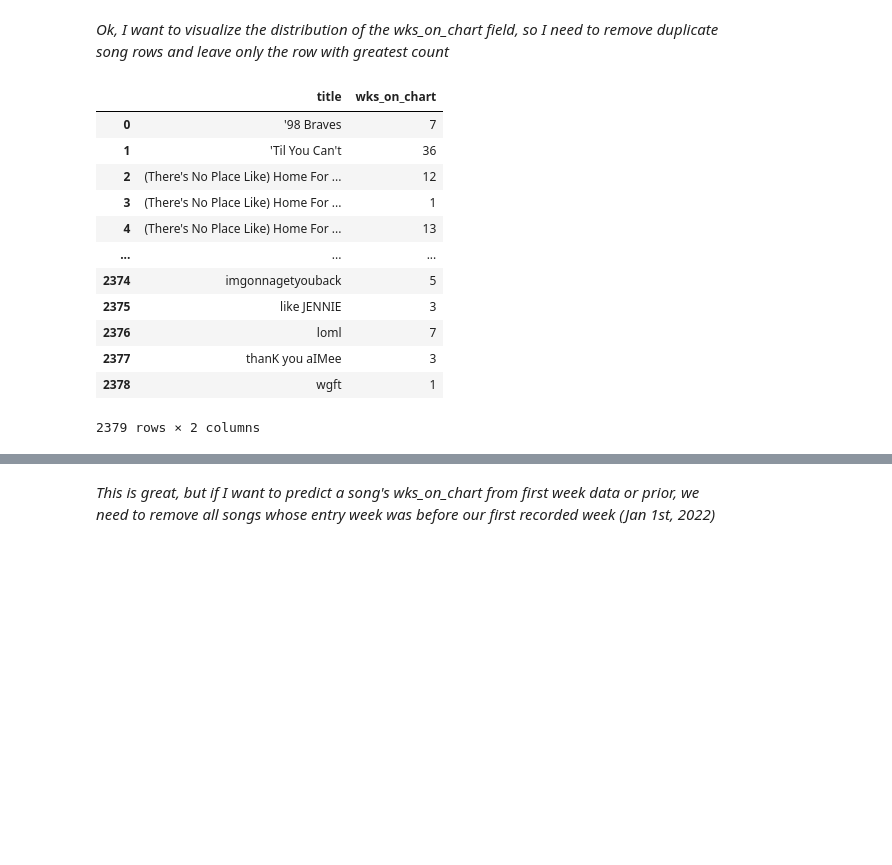
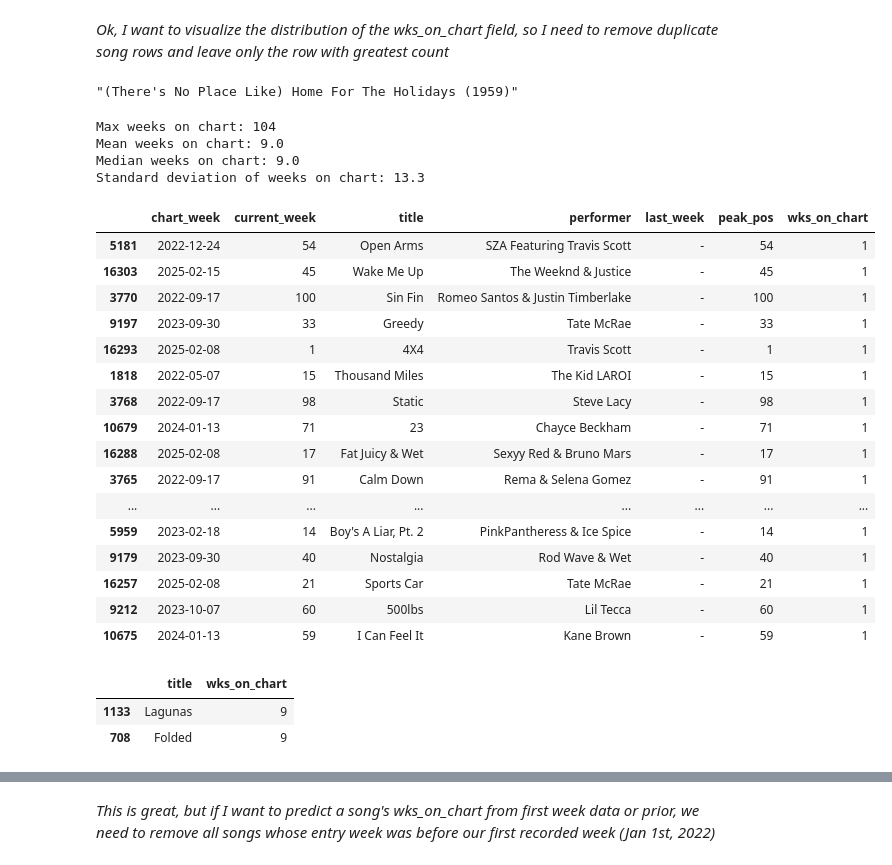
Before and after one commit to tom4sg/DURF, a Jupyter notebook: data_processing.ipynb, the cells around one changed output, grey strips where cells are left out. Saved outputs shown, nothing was run; the diff lists cells and outputs as text; code cells hidden in the pictures; blank space fills up the shorter version.

```diff
--- a/data_processing.ipynb
+++ b/data_processing.ipynb
@@ -46,21 +35,51 @@ hot_100
 # %% [markdown]
 *Ok, I want to visualize the distribution of the wks_on_chart field, so I need to remove duplicate song rows and leave only the row with greatest count*
 # %%
-weeks_on_chart_df = hot_100
+weeks_on_chart_df = total_hot_100
 weeks_on_chart_df.sort_values(by="wks_on_chart", ascending=False)
 weeks_on_chart_df = weeks_on_chart_df.groupby("title")["wks_on_chart"].max().reset_index()
-weeks_on_chart_df
+mask = weeks_on_chart_df["title"].str.contains("(There's No Place Like)", case=False, regex=True)
+df_remixes = weeks_on_chart_df[mask]
+df_remixes["title"].iloc[1]
 # %% [output]
-|  | title | wks_on_chart |
-| 0 | '98 Braves | 7 |
-| 1 | 'Til You Can't | 36 |
-| 2 | (There's No Place Like) Home For ... | 12 |
-| 3 | (There's No Place Like) Home For ... | 1 |
-| 4 | (There's No Place Like) Home For ... | 13 |
-| ... | ... | ... |
-| 2374 | imgonnagetyouback | 5 |
-| 2375 | like JENNIE | 3 |
-| 2376 | loml | 7 |
-| 2377 | thanK you aIMee | 3 |
-| 2378 | wgft | 1 |
-2379 rows × 2 columns
+"(There's No Place Like) Home For The Holidays (1959)"
+# %%
+import numpy as np
+
+print(f"Max weeks on chart: {np.max(total_hot_100['wks_on_chart'])}")
+print(f"Mean weeks on chart: {np.ceil(np.mean(weeks_on_chart_df['wks_on_chart']))}")
+print(f"Median weeks on chart: {round(np.median(total_hot_100['wks_on_chart']), 1)}")
+print(f"Standard deviation of weeks on chart: {round(np.std(total_hot_100['wks_on_chart']), 1)}")
+
+# Let's do a quick check for the most popular song
+longest = total_hot_100.sort_values("wks_on_chart", ascending=True).head(40)
+longest
+# %% [output]
+Max weeks on chart: 104
+Mean weeks on chart: 9.0
+Median weeks on chart: 9.0
+Standard deviation of weeks on chart: 13.3
+|  | chart_week | current_week | title | performer | last_week | peak_pos | wks_on_chart |
+| 5181 | 2022-12-24 | 54 | Open Arms | SZA Featuring Travis Scott | - | 54 | 1 |
+| 16303 | 2025-02-15 | 45 | Wake Me Up | The Weeknd & Justice | - | 45 | 1 |
+| 3770 | 2022-09-17 | 100 | Sin Fin | Romeo Santos & Justin Timberlake | - | 100 | 1 |
+| 9197 | 2023-09-30 | 33 | Greedy | Tate McRae | - | 33 | 1 |
+| 16293 | 2025-02-08 | 1 | 4X4 | Travis Scott | - | 1 | 1 |
+| 1818 | 2022-05-07 | 15 | Thousand Miles | The Kid LAROI | - | 15 | 1 |
+| 3768 | 2022-09-17 | 98 | Static | Steve Lacy | - | 98 | 1 |
+| 10679 | 2024-01-13 | 71 | 23 | Chayce Beckham | - | 71 | 1 |
+| 16288 | 2025-02-08 | 17 | Fat Juicy & Wet | Sexyy Red & Bruno Mars | - | 17 | 1 |
+| 3765 | 2022-09-17 | 91 | Calm Down | Rema & Selena Gomez | - | 91 | 1 |
+| ... | ... | ... | ... | ... | ... | ... | ... |
+| 5959 | 2023-02-18 | 14 | Boy's A Liar, Pt. 2 | PinkPantheress & Ice Spice | - | 14 | 1 |
+| 9179 | 2023-09-30 | 40 | Nostalgia | Rod Wave & Wet | - | 40 | 1 |
+| 16257 | 2025-02-08 | 21 | Sports Car | Tate McRae | - | 21 | 1 |
+| 9212 | 2023-10-07 | 60 | 500lbs | Lil Tecca | - | 60 | 1 |
+| 10675 | 2024-01-13 | 59 | I Can Feel It | Kane Brown | - | 59 | 1 |
+# %%
+two_random = weeks_on_chart_df[weeks_on_chart_df["wks_on_chart"] == np.ceil(weeks_on_chart_df["wks_on_chart"].mean())].sample(2, random_state=340940)
+two_random
+# %% [output]
+|  | title | wks_on_chart |
+| 1133 | Lagunas | 9 |
+| 708 | Folded | 9 |
```
Also changed, not shown: parts of 6 cells of this notebook, 13 other files.
